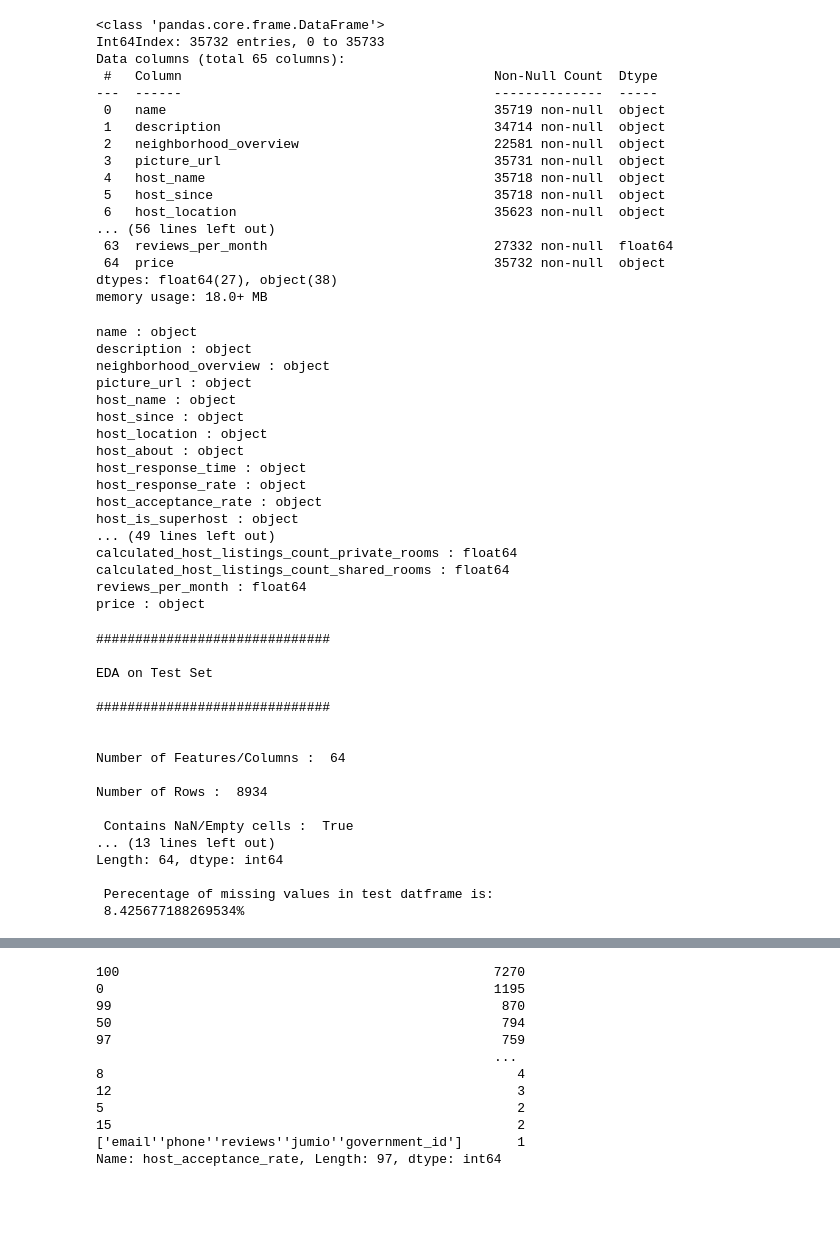
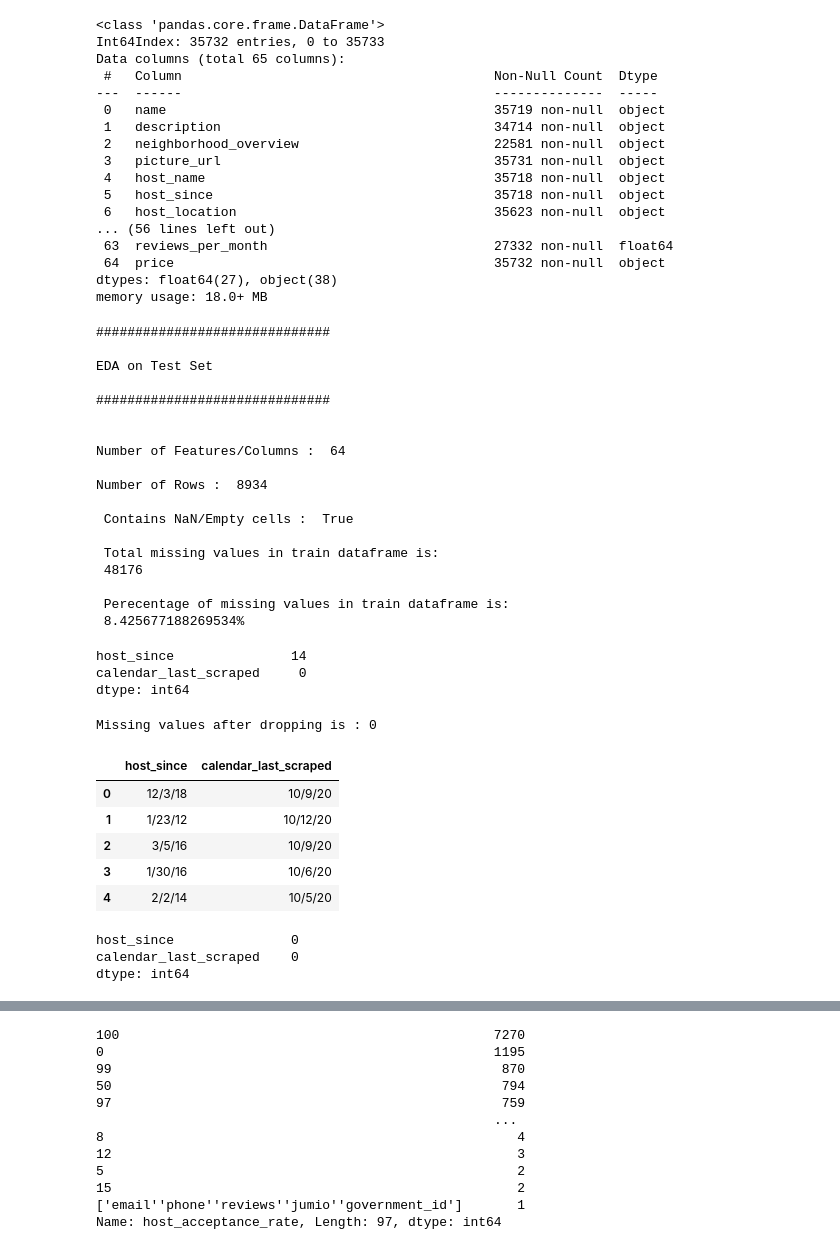
Before and after one commit to obeabi/SDSDecember2020Challenge, a Jupyter notebook: model_v1.ipynb, the cells around one changed output, grey strips where cells are left out. Cells and saved outputs as stored; diff of their text form; code cells hidden in the pictures; blank space fills up the shorter version.

```diff
--- a/model_v1.ipynb
+++ b/model_v1.ipynb
@@ -164,28 +174,6 @@ Data columns (total 65 columns):
  64  price                                         35732 non-null  object
 dtypes: float64(27), object(38)
 memory usage: 18.0+ MB
-# %%
-# Check data type for train set
-for cols in df_train.columns:
-  print(cols,':', df_train[cols].dtype)
-# %% [output]
-name : object
-description : object
-neighborhood_overview : object
-picture_url : object
-host_name : object
-host_since : object
-host_location : object
-host_about : object
-host_response_time : object
-host_response_rate : object
-host_acceptance_rate : object
-host_is_superhost : object
-... (49 lines left out)
-calculated_host_listings_count_private_rooms : float64
-calculated_host_listings_count_shared_rooms : float64
-reviews_per_month : float64
-price : object
 # %%
 # priniting the details about the test dataset
 
@@ -193,13 +181,19 @@ print("#"*30)
 print("\nEDA on Test Set\n")
 print("#"*30)
 
-
-print("\n\nNumber of Features/Columns : ",len(df_test.columns))
+print("\n\nNumber of Features/Columns : ", len(df_test.columns))
 print("\nNumber of Rows : ",df_test.shape[0])
 
+
 print("\n Contains NaN/Empty cells : ", df_test.isnull().values.any())
-print("\n Total empty cells by column :\n", df_test.isnull().sum())
-print("\n Perecentage of missing values in test datframe is: \n",str(100*(df_test.isnull().sum().sum()/(df_test.shape[0]* df_test.shape[1]))) +'%')
+
+
+missing_values = df_test.isnull().sum().sum()
+print("\n Total missing values in train dataframe is: \n", str(missing_values))
+
+total_data = np.product(df_test.shape)
+
+print("\n Perecentage of missing values in train dataframe is: \n", str(100*(missing_values/total_data))+'%')
 # %% [output]
 ##############################
 
@@ -213,8 +207,46 @@ Number of Features/Columns :  64
 Number of Rows :  8934
 
  Contains NaN/Empty cells :  True
-... (13 lines left out)
-Length: 64, dtype: int64
 
- Perecentage of missing values in test datframe is:
+ Total missing values in train dataframe is:
+ 48176
+
+ Perecentage of missing values in train dataframe is:
  8.425677188269534%
+# %%
+# Convert host since and calender last scraped to date-time format and adding new columns to the dataframe
+date_cols = ['host_since','calendar_last_scraped']
+
+df_train[date_cols].isnull().sum()
+# %% [output]
+host_since               14
+calendar_last_scraped     0
+dtype: int64
+# %%
+# Drop columns with missing values as we can't impute this field
+df_train.dropna(axis = 0, subset= date_cols, inplace= True)
+df_test.dropna(axis = 0, subset= date_cols, inplace= True)
+
+print("Missing values after dropping is :", df_train[date_cols].isnull().sum().sum())
+# %% [output]
+Missing values after dropping is : 0
+# %%
+# Create dataframe with only date columns to work with
+train_date =df_train[date_cols]
+test_date = df_test[date_cols]
+
+train_date.head()
+# %% [output]
+|  | host_since | calendar_last_scraped |
+| 0 | 12/3/18 | 10/9/20 |
+| 1 | 1/23/12 | 10/12/20 |
+| 2 | 3/5/16 | 10/9/20 |
+| 3 | 1/30/16 | 10/6/20 |
+| 4 | 2/2/14 | 10/5/20 |
+# %%
+# Check for missing values
+test_date.isnull().sum()
+# %% [output]
+host_since               0
+calendar_last_scraped    0
+dtype: int64
```
Also changed, not shown: parts of 15 cells of this notebook.
